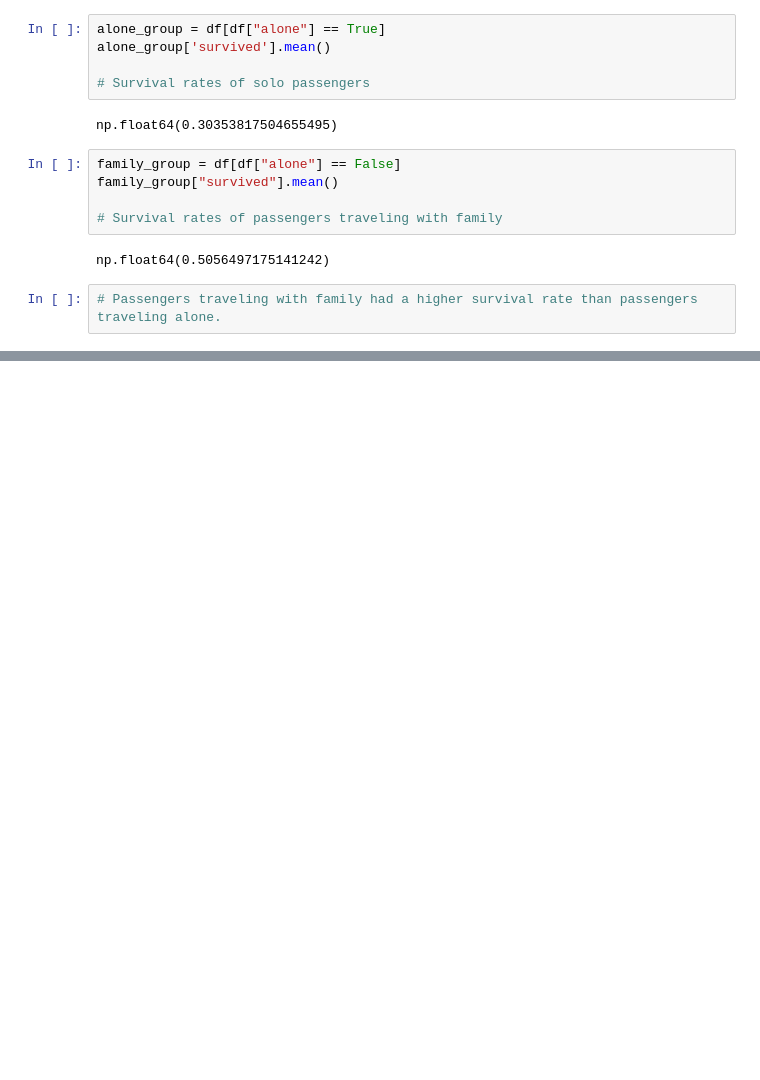
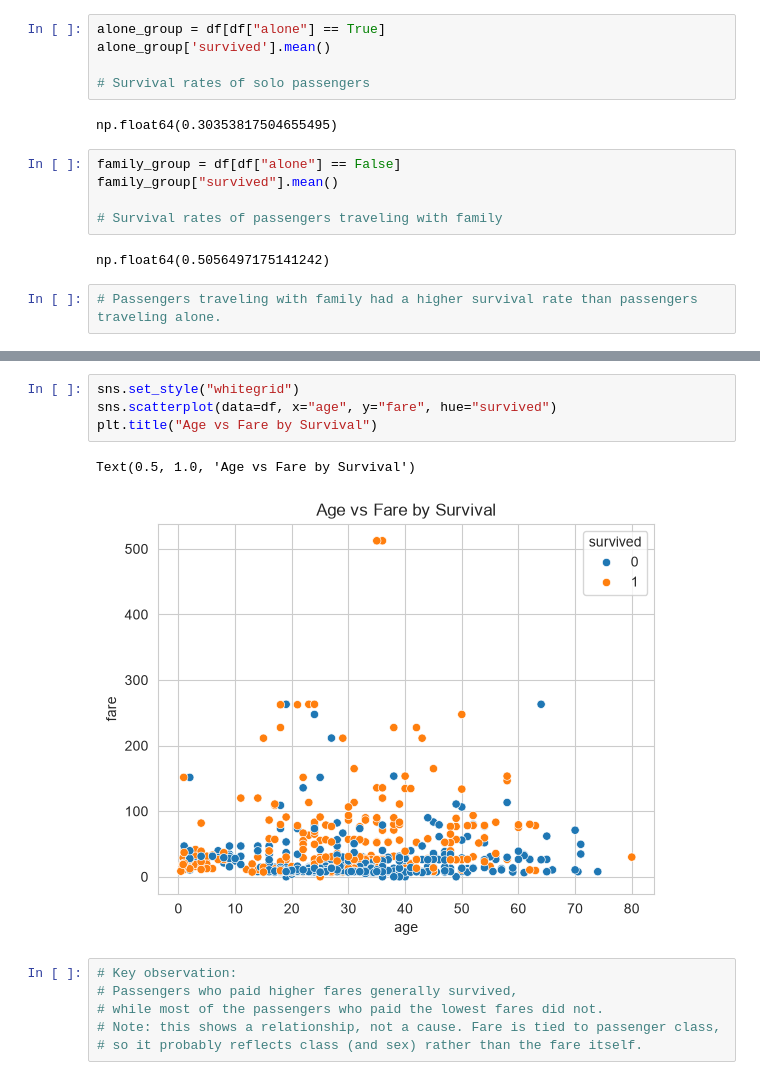
Before and after one commit to atasamiloglu/Titanic-Data-Analysis, a Jupyter notebook: titanic_analysis.ipynb, the cells around one changed output, grey strips where cells are left out. Drawn from its saved outputs; the diff is of its cells as text; blank space fills up the shorter version.

```diff
--- a/titanic_analysis.ipynb
+++ b/titanic_analysis.ipynb
@@ -170,0 +233,13 @@ Name: survived, dtype: float64
+# %%
+sns.set_style("whitegrid")
+sns.scatterplot(data=df, x="age", y="fare", hue="survived")
+plt.title("Age vs Fare by Survival")
+# %% [output]
+Text(0.5, 1.0, 'Age vs Fare by Survival')
+[figure, added]
+# %%
+# Key observation:
+# Passengers who paid higher fares generally survived,
+# while most of the passengers who paid the lowest fares did not.
+# Note: this shows a relationship, not a cause. Fare is tied to passenger class,
+# so it probably reflects class (and sex) rather than the fare itself.
```
Also changed, not shown: parts of 9 cells of this notebook.
